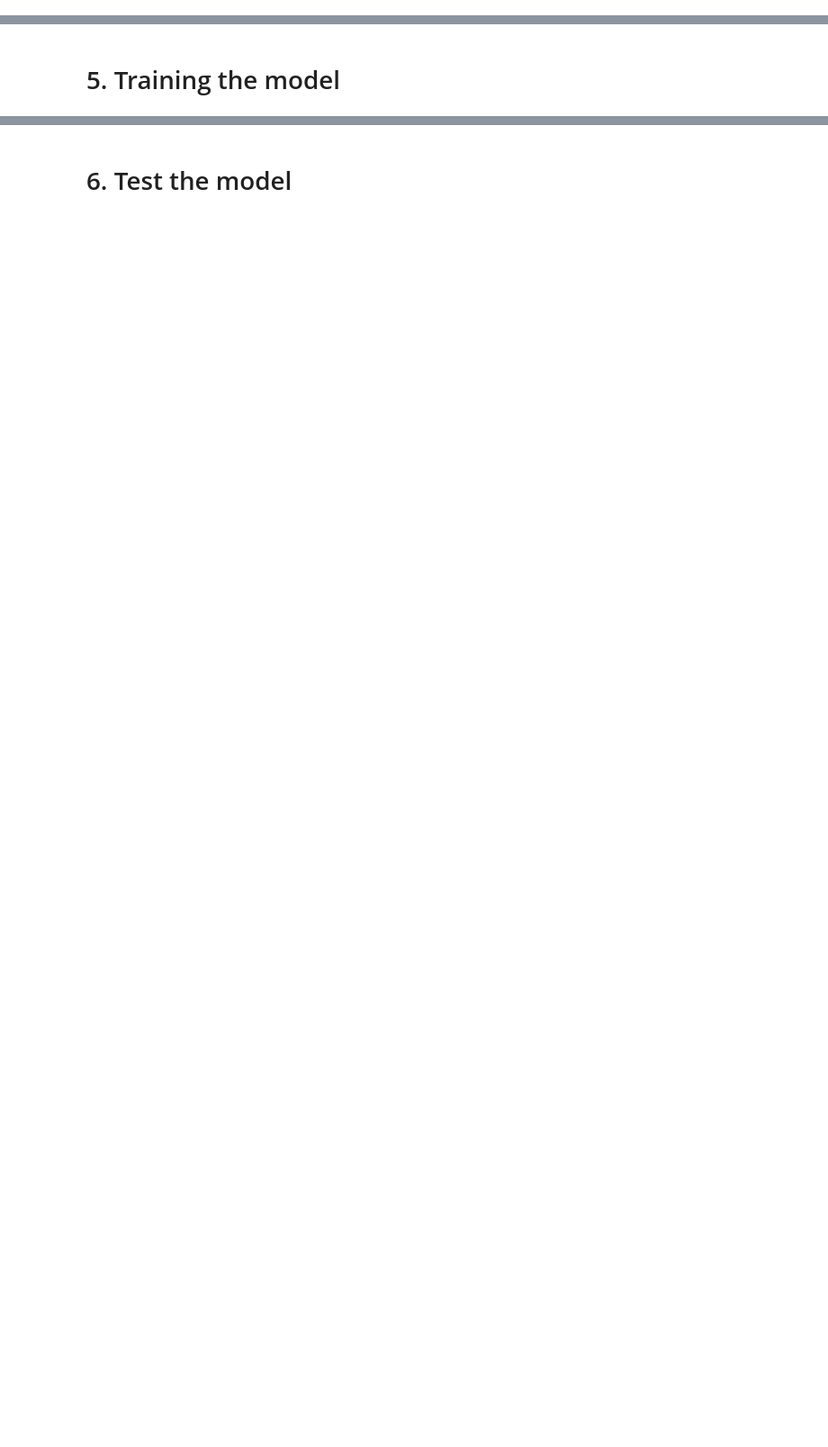
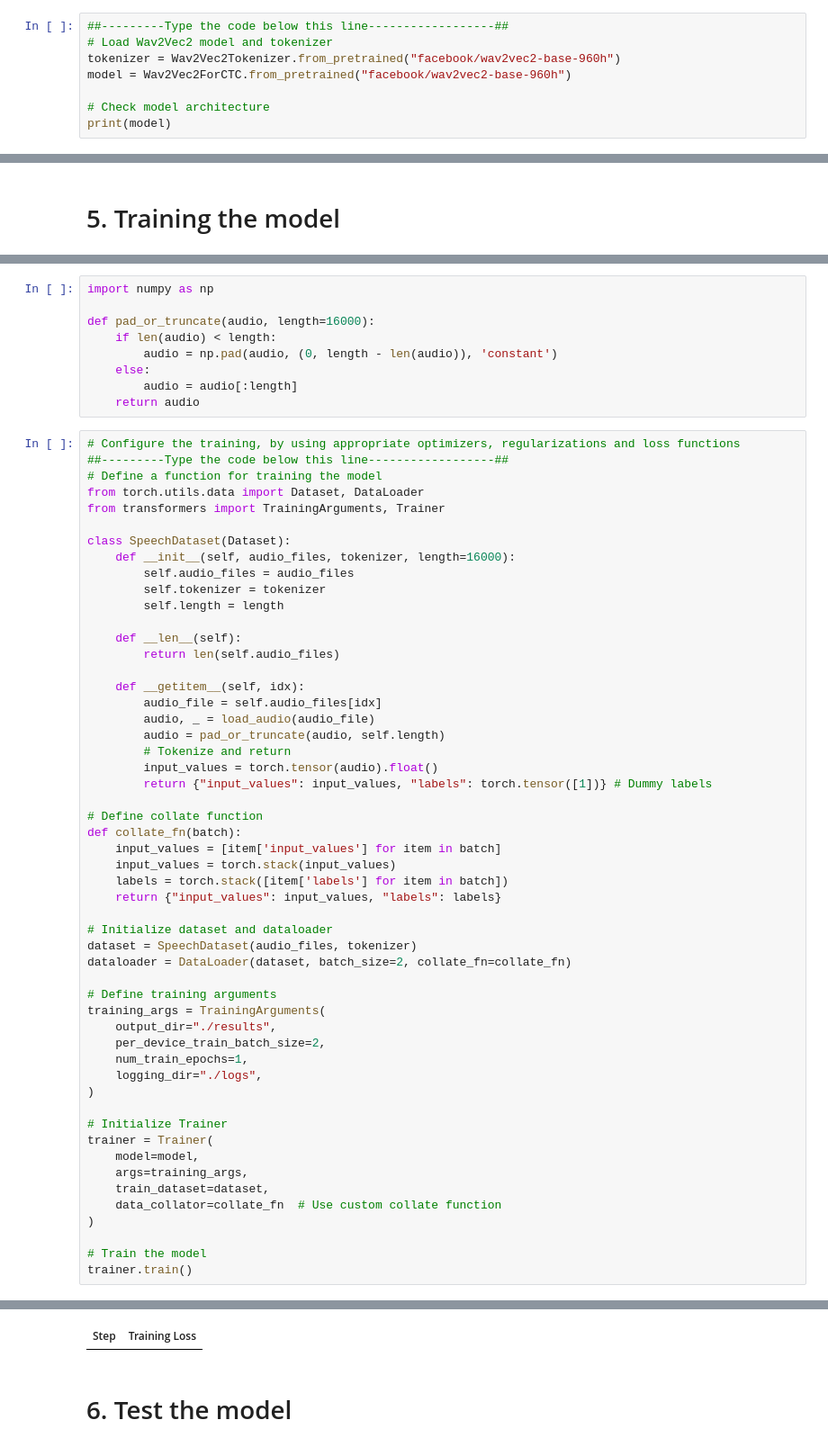
Before and after one commit to maverick98/CDS, a Jupyter notebook: DNN_Assignment2a_Template.ipynb, the cells around one changed output, grey strips where cells are left out. Shown at 90% size. Drawn from its saved outputs; the diff is of its cells as text; blank space fills up the shorter version.

```diff
--- a/DNN_Assignment2a_Template.ipynb
+++ b/DNN_Assignment2a_Template.ipynb
@@ -122,0 +104,8 @@ class Wav2Vec2ForSpeechRecognition(nn.Module):
+# %%
+##---------Type the code below this line------------------##
+# Load Wav2Vec2 model and tokenizer
+tokenizer = Wav2Vec2Tokenizer.from_pretrained("facebook/wav2vec2-base-960h")
+model = Wav2Vec2ForCTC.from_pretrained("facebook/wav2vec2-base-960h")
+
+# Check model architecture
+print(model)
@@ -176,0 +160,63 @@ Epoch 10, Loss: -0.4782578647136688
+# %%
+import numpy as np
+
+def pad_or_truncate(audio, length=16000):
+    if len(audio) < length:
+        audio = np.pad(audio, (0, length - len(audio)), 'constant')
+    else:
+        audio = audio[:length]
+    return audio
+# %%
+# Configure the training, by using appropriate optimizers, regularizations and loss functions
+##---------Type the code below this line------------------##
+# Define a function for training the model
+from torch.utils.data import Dataset, DataLoader
+from transformers import TrainingArguments, Trainer
+
+class SpeechDataset(Dataset):
+    def __init__(self, audio_files, tokenizer, length=16000):
+        self.audio_files = audio_files
+        self.tokenizer = tokenizer
+        self.length = length
+
+    def __len__(self):
+        return len(self.audio_files)
+
+    def __getitem__(self, idx):
+        audio_file = self.audio_files[idx]
+        audio, _ = load_audio(audio_file)
+        audio = pad_or_truncate(audio, self.length)
+        # Tokenize and return
+        input_values = torch.tensor(audio).float()
+        return {"input_values": input_values, "labels": torch.tensor([1])} # Dummy labels
+
+# Define collate function
+def collate_fn(batch):
+    input_values = [item['input_values'] for item in batch]
+    input_values = torch.stack(input_values)
+    labels = torch.stack([item['labels'] for item in batch])
+    return {"input_values": input_values, "labels": labels}
+
+# Initialize dataset and dataloader
+dataset = SpeechDataset(audio_files, tokenizer)
+dataloader = DataLoader(dataset, batch_size=2, collate_fn=collate_fn)
+
+# Define training arguments
+training_args = TrainingArguments(
+    output_dir="./results",
+    per_device_train_batch_size=2,
+    num_train_epochs=1,
+    logging_dir="./logs",
+)
+
+# Initialize Trainer
+trainer = Trainer(
+    model=model,
+    args=training_args,
+    train_dataset=dataset,
+    data_collator=collate_fn  # Use custom collate function
+)
+
+# Train the model
+trainer.train()
+# %% [output]
@@ -177,2 +224,3 @@ Epoch 10, Loss: -0.4782578647136688
+| Step | Training Loss |
 # %% [markdown]
 # 6. Test the model
```
Also changed, not shown: parts of 16 cells of this notebook.
